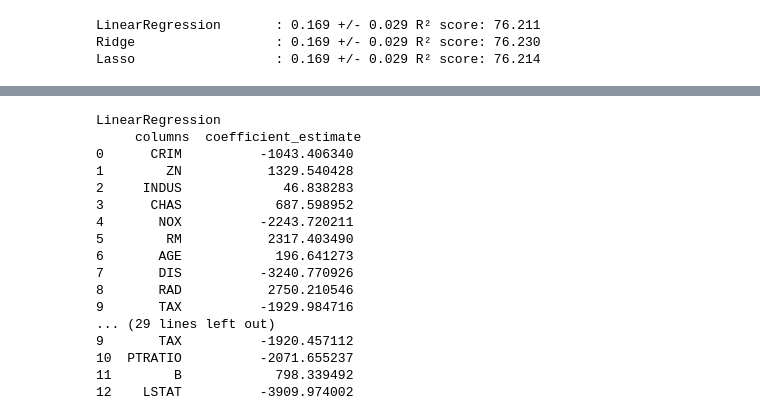
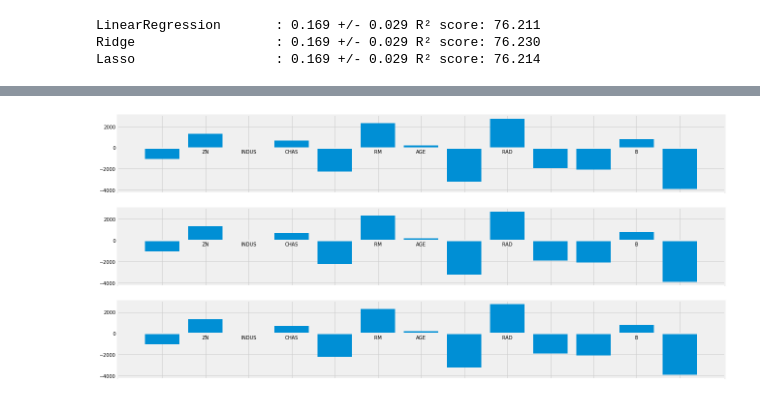
Before and after one commit to dajebbar/ML, a Jupyter notebook: Boston_House_Price_Prediction.ipynb, the cells around one changed output, grey strips where cells are left out. Cells and saved outputs as stored; diff of their text form; code cells hidden in the pictures.

```diff
--- a/Boston_House_Price_Prediction.ipynb
+++ b/Boston_House_Price_Prediction.ipynb
@@ -235,21 +235,10 @@ for item in results:
-# %%
-for k, v in coefficients.items():
-  print(k, '\n', v)
-# %% [output]
-LinearRegression
-     columns  coefficient_estimate
-0      CRIM          -1043.406340
-1        ZN           1329.540428
-2     INDUS             46.838283
-3      CHAS            687.598952
-4       NOX          -2243.720211
-5        RM           2317.403490
-6       AGE            196.641273
-7       DIS          -3240.770926
-8       RAD           2750.210546
-9       TAX          -1929.984716
-... (29 lines left out)
-9       TAX          -1920.457112
-10  PTRATIO          -2071.655237
-11        B            798.339492
-12    LSTAT          -3909.974002
+# %%
+fig, ax = plt.subplots(3, 1, figsize=(20, 10))
+for i, k in enumerate(coefficients.keys()):
+  ax[i].bar(
+      coefficients[k]['columns'],
+      coefficients[k]['coefficient_estimate']
+      )
+  ax[i].spines['bottom'].set_position('zero')
+# %% [output]
+[figure, added]
```
Also changed, not shown: parts of 1 cell of this notebook.
